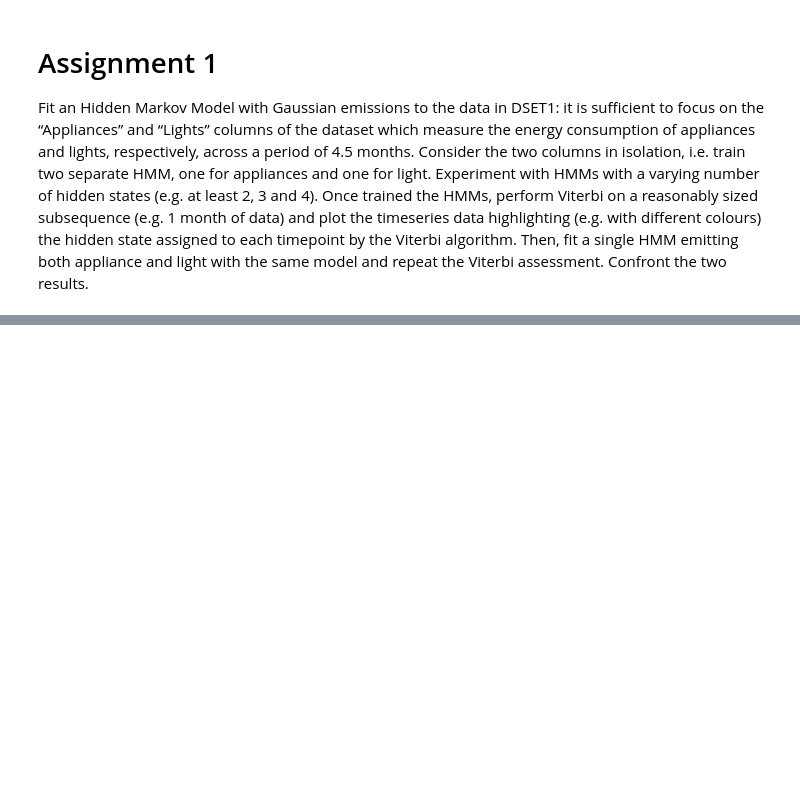
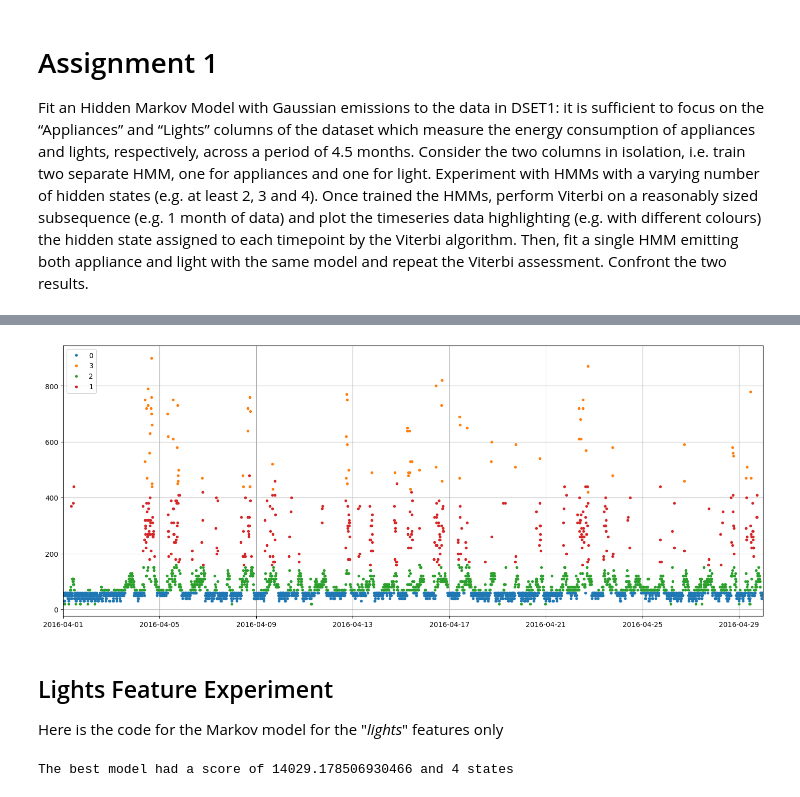
Before and after one commit to nicas83/unipi-intel-system-ispr, a Jupyter notebook: GNicassio_Assignment1.ipynb, the cells around one changed output, grey strips where cells are left out. Cells and saved outputs as stored; diff of their text form; code cells hidden in the pictures; blank space fills up the shorter version.

```diff
--- a/GNicassio_Assignment1.ipynb
+++ b/GNicassio_Assignment1.ipynb
@@ -14,0 +109,20 @@ from sklearn.model_selection import train_test_split
+# %%
+def plot_results(data: pd.DataFrame, hidden_states, x_variable, y_variable, label):
+    # plot the data with states
+
+    fig, ax3 = plot.subplots(figsize=(18, 7))
+    #plotting initial data
+    #ax3.plot(data[x_variable], data[y_variable])
+
+    #plotting the states on the data
+    for i in states:
+      want = (hidden_states == i)
+      x = data[x_variable].iloc[want]
+      y = data[y_variable].iloc[want]
+      ax3.plot(x, y, '.')
+
+
+    ax3.autoscale(enable=True, axis="x", tight=True)
+    ax3.legend(states, fontsize=10)
+    ax3.grid(visible=True)
+    fig.show()
@@ -14,0 +149,13 @@ from sklearn.model_selection import train_test_split
+# %%
+plot_results(dataset, prediction, 'date', 'Appliances', 'consumption')
+# %% [output]
+[figure, added]
+# %% [markdown]
+## Lights Feature Experiment
+Here is the code for the Markov model for the "*lights*" features only
+# %%
+dataset = import_dataset(False)
+# model selection steps for the two variables analyzed
+model = hmm_model_selection(dataset, 'lights', True)
+# %% [output]
+The best model had a score of 14029.178506930466 and 4 states
```
Also changed, not shown: parts of 35 cells of this notebook.
